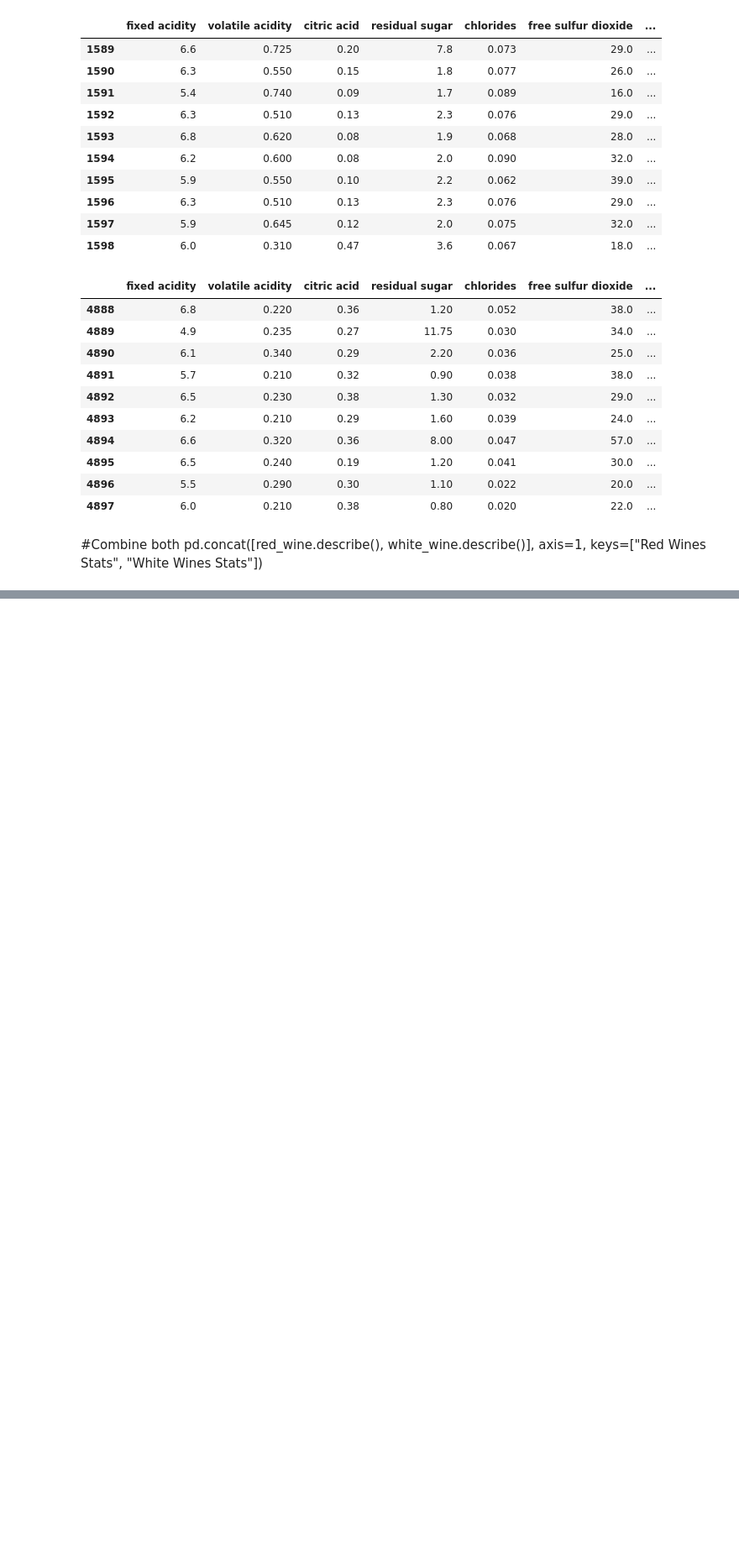
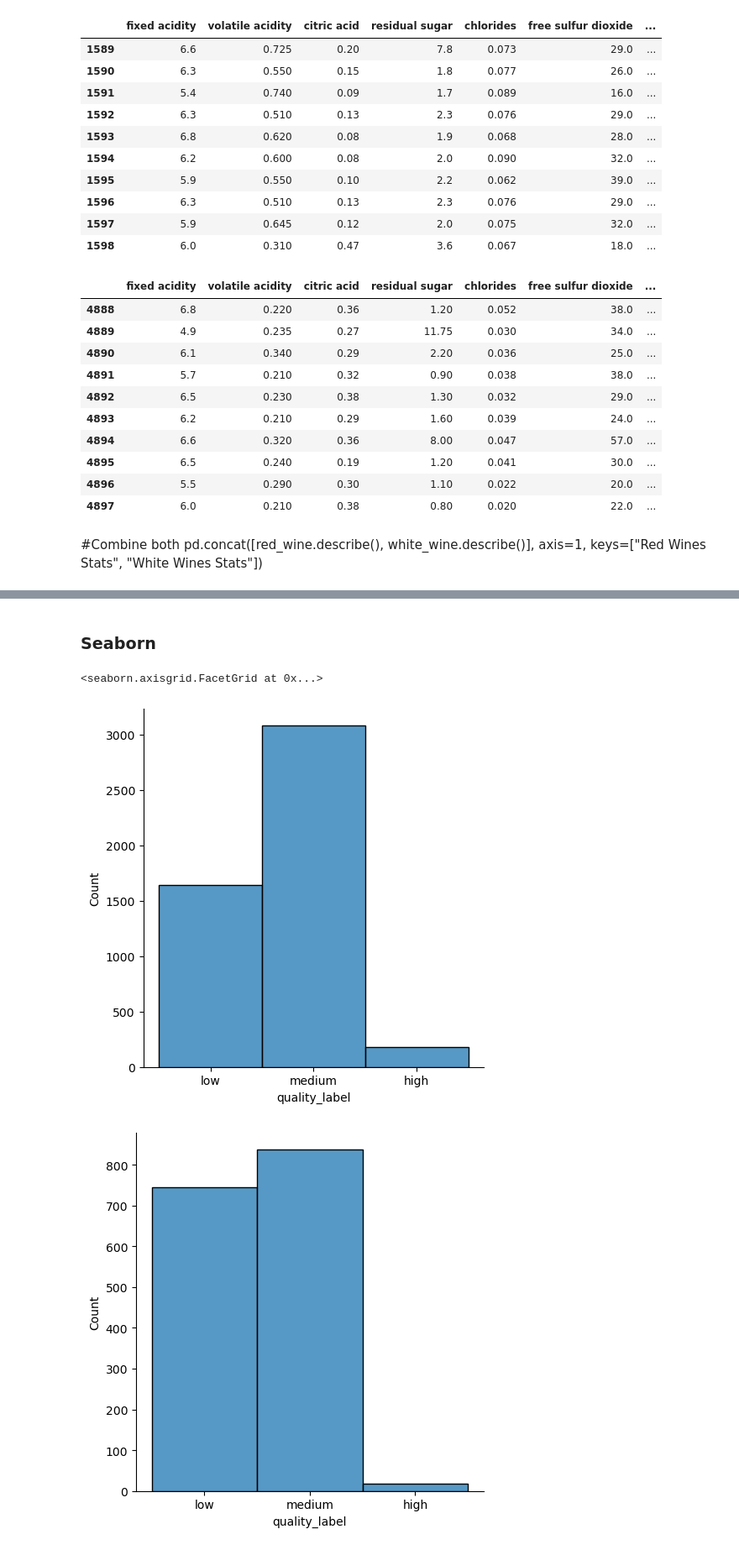
Before and after one commit to katybyte3000/Academy_Excercises, a Jupyter notebook: Project_02/sprint02/projekt02_sprint01-Dataexploration.ipynb, the cells around one changed output, grey strips where cells are left out. Shown at 84% size. Drawn from its saved outputs; the diff is of its cells as text; code cells hidden in the pictures; blank space fills up the shorter version.

```diff
--- a/Project_02/sprint02/projekt02_sprint01-Dataexploration.ipynb
+++ b/Project_02/sprint02/projekt02_sprint01-Dataexploration.ipynb
@@ -157,0 +157,9 @@ max       3.820000     1.080000    14.200000     9.000000
+# %% [markdown]
+### Seaborn
+# %%
+sns.displot(white_wine['quality_label'])
+sns.displot(red_wine['quality_label'])
+# %% [output]
+<seaborn.axisgrid.FacetGrid at 0x...>
+[figure, added]
+[figure, added]
```
Also changed, not shown: parts of 4 cells of this notebook, 2 other files.
